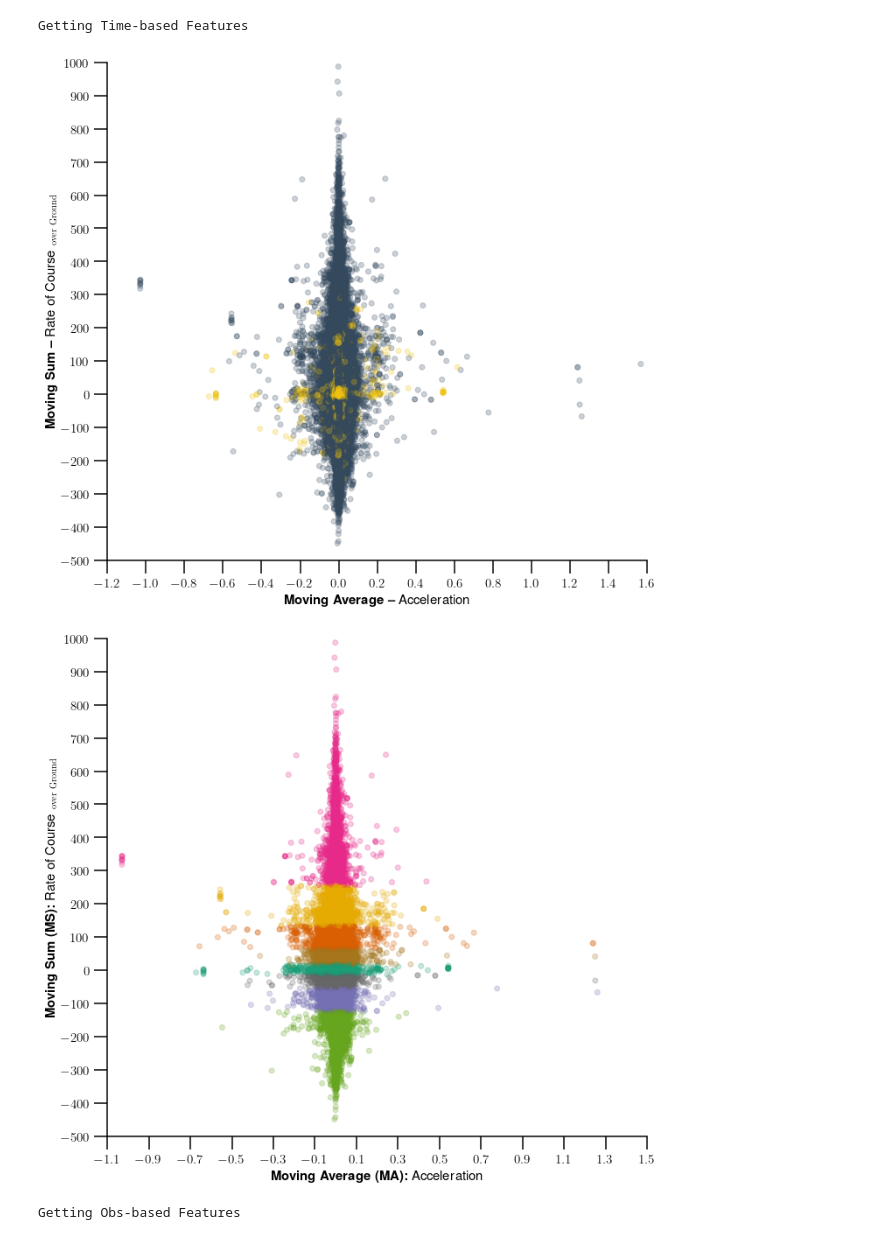
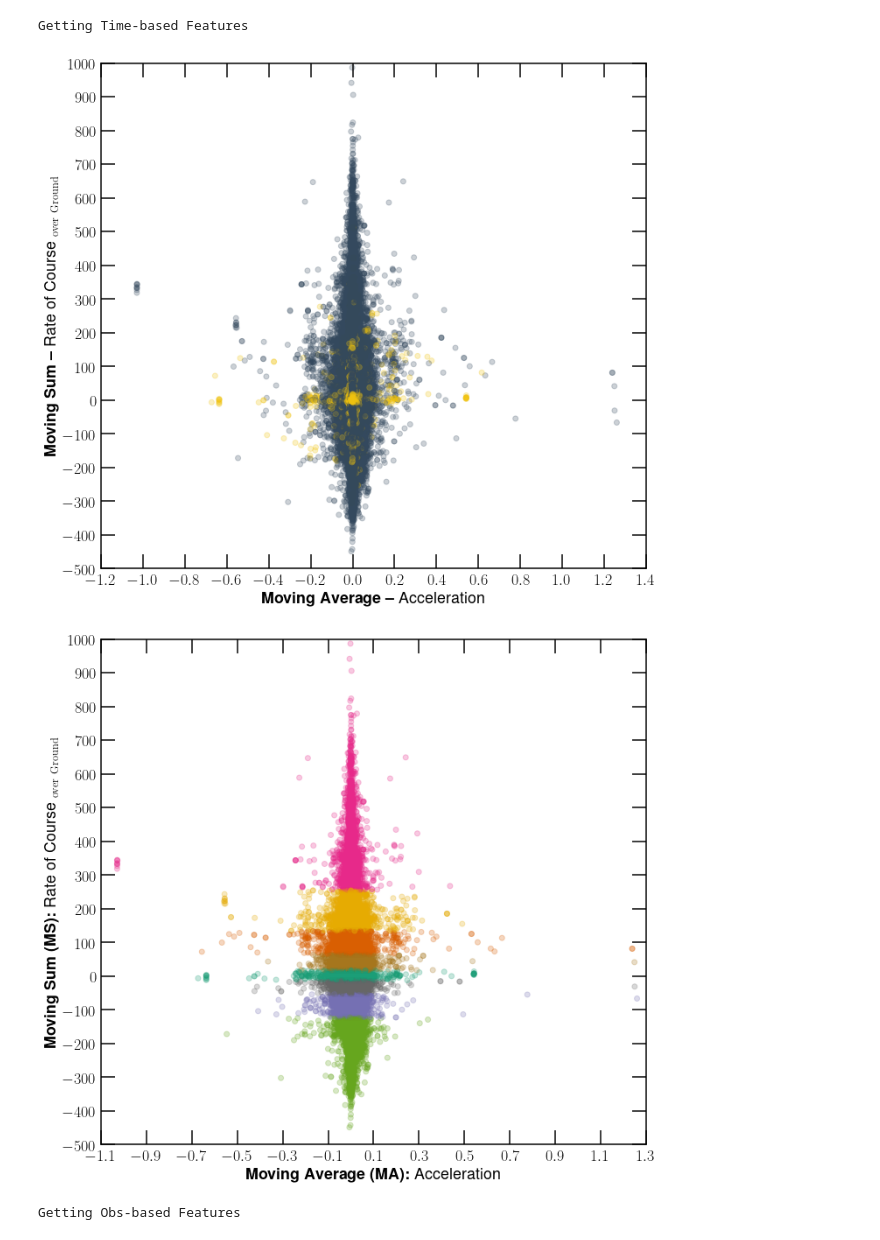
Before and after one commit to marthadais/AISclassification, a Jupyter notebook: plot_images.ipynb, the cells around one changed output. Saved outputs shown, nothing was run; the diff lists cells and outputs as text; code cells hidden in the pictures.

Commit message:
Change in the images and arch

```diff
--- a/plot_images.ipynb
+++ b/plot_images.ipynb
@@ -5,38 +6,38 @@ import matplotlib.pyplot as plt
 # %%
 plt.rcParams.update({
-    "axes.labelsize": 15,
+    "axes.labelsize": 18,
     "axes.linewidth": 1.5,
-    "axes.titlesize": 18,
-    "axes.spines.top": False,
-    "axes.spines.right": False,
+    "axes.titlesize": 20,
+    "axes.spines.top": True,
+    "axes.spines.right": True,
     "font.family": "sans-serif",
     "font.sans-serif": ["Helvetica"],
     "legend.shadow": True,
     "legend.fancybox": True,
-    "legend.fontsize": 11.0,
+    "legend.fontsize": 13.0,
     "legend.framealpha": 1.0,
-    "legend.title_fontsize": 13.0,
+    "legend.title_fontsize": 20.0,
     "text.usetex": True,
     "xtick.bottom": "on",
-    "xtick.direction": "out",
-    "xtick.labelsize": 15,
+    "xtick.direction": "in",
+    "xtick.labelsize": 18,
     "xtick.major.pad": 5,
-    "xtick.major.size": 15,
+    "xtick.major.size": 16,
     "xtick.major.width": 1.5,
     "xtick.minor.pad": 5,
-    "xtick.minor.size": 10,
+    "xtick.minor.size": 15,
     "xtick.minor.width": 1.5,
-    "xtick.top": "off",
-    "ytick.direction": "out",
+    "xtick.top": "on",
+    "ytick.direction": "in",
     "ytick.left": "on",
-    "ytick.labelsize": 15,
+    "ytick.labelsize": 18,
     "ytick.major.pad": 5,
-    "ytick.major.size": 15,
+    "ytick.major.size": 16,
     "ytick.major.width": 1.5,
     "ytick.minor.pad": 5,
-    "ytick.minor.size": 10,
+    "ytick.minor.size": 15,
     "ytick.minor.width": 1.5,
-    "ytick.right": "off",
+    "ytick.right": "on",
 })
 # %%
 colors_bi = np.array(['#F1C40F', '#34495E'])
@@ -58,27 +59,27 @@ plt.scatter(data_cl_time['ma_t_acceleration'], data_cl_time['msum_t_roc'],
 plt.ylabel('\\textbf{Moving Sum --} Rate of Course${}_\mathrm{~over~Ground}$')
 plt.xlabel('\\textbf{Moving Average --} Acceleration')
 plt.yticks(np.arange(-500, 1100, step=100))
-plt.xticks(np.arange(-1.4, 1.7, step=0.2))
-plt.ylim(-500, 1000); plt.xlim(-1.2, 1.6)
+plt.xticks(np.arange(-1.4, 1.5, step=0.2))
+plt.ylim(-500, 1000); plt.xlim(-1.2, 1.4)
 plt.tight_layout()
 plt.savefig(f'./results/images/time_scatter.pdf', bbox_inches='tight')
 plt.savefig(f'./results/images/time_scatter.png', bbox_inches='tight', dpi=300)
 # %% [output]
-[figure, old version]
+[figure, new version]
 # %%
 fig = plt.figure(figsize=(10, 9))
 plt.scatter(data_cl_time['ma_t_acceleration'], data_cl_time['msum_t_roc'],
             c=cmap(dataset_time['labels']), alpha=0.25)
 plt.ylabel('\\textbf{Moving Sum (MS):} Rate of Course${}_\mathrm{~over~Ground}$')
 plt.xlabel('\\textbf{Moving Average (MA):} Acceleration')
 plt.yticks(np.arange(-600, 1100, step=100))
-plt.xticks(np.arange(-1.3, 1.7, step=0.2))
-plt.ylim(-500, 1000); plt.xlim(-1.1, 1.5)
+plt.xticks(np.arange(-1.3, 1.4, step=0.2))
+plt.ylim(-500, 1000); plt.xlim(-1.1, 1.3)
 plt.tight_layout()
 plt.savefig(f'./results/images/time_scatter_{nc}.pdf', bbox_inches='tight')
 plt.savefig(f'./results/images/time_scatter_{nc}.png', bbox_inches='tight', dpi=300)
 # %% [output]
-[figure, old version]
+[figure, new version]
 # %%
 print('Getting Obs-based Features'); win = 10
 folder = './results/observations_final/'
```
Also changed, not shown: parts of 7 cells of this notebook, 15 other files.
